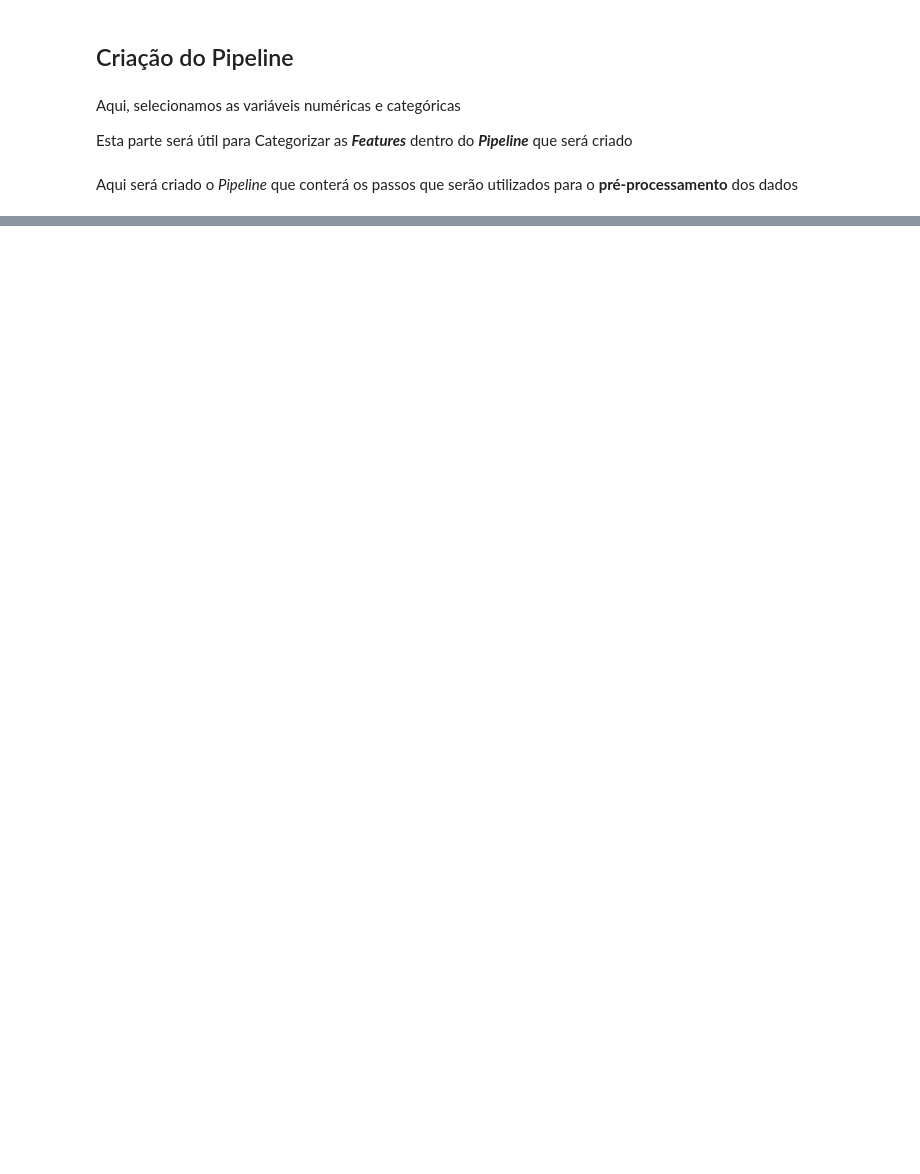
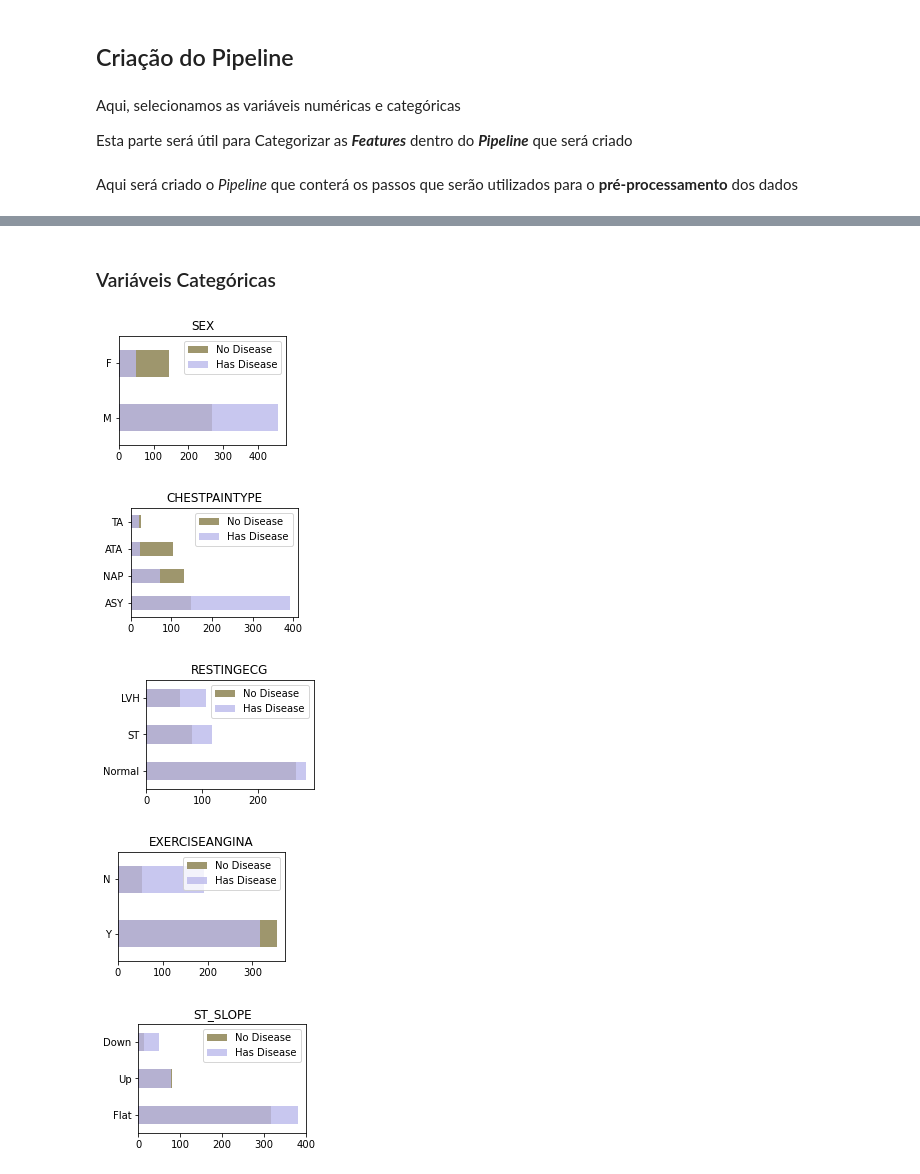
Before and after one commit to BrunoDefante/TCC_Puc_Minas, a Jupyter notebook: notebook/analise_base.ipynb, the cells around one changed output, grey strips where cells are left out. Drawn from its saved outputs; the diff is of its cells as text; code cells hidden in the pictures; blank space fills up the shorter version.

```diff
--- a/notebook/analise_base.ipynb
+++ b/notebook/analise_base.ipynb
@@ -121,0 +182,18 @@ Aqui será criado o _Pipeline_ que conterá os passos que serão utilizados para
+# %% [markdown]
+### Variáveis Categóricas
+# %%
+plot_columns = df.select_dtypes(np.object_).columns
+for col in plot_columns:
+    plt.figure(figsize=(3,2))
+    mask = df['HEARTDISEASE'] == 1
+    df.loc[~mask, col].value_counts().plot.barh(label='No Disease', color='#9E966D')
+    df.loc[mask, col].value_counts().plot.barh(color='#BBB9EB', label='Has Disease', alpha=0.8)
+    plt.legend()
+    plt.title(col)
+    plt.show()
+# %% [output]
+[figure, added]
+[figure, added]
+[figure, added]
+[figure, added]
+[figure, added]
```
Also changed, not shown: parts of 40 cells of this notebook, 4 other files.
